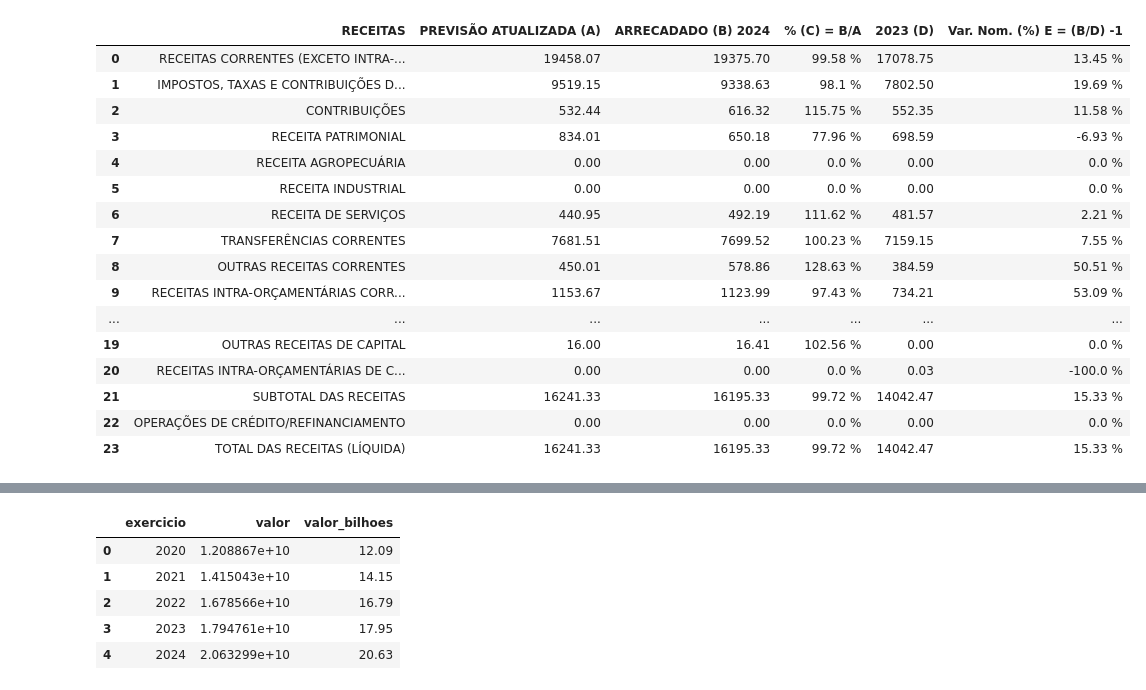
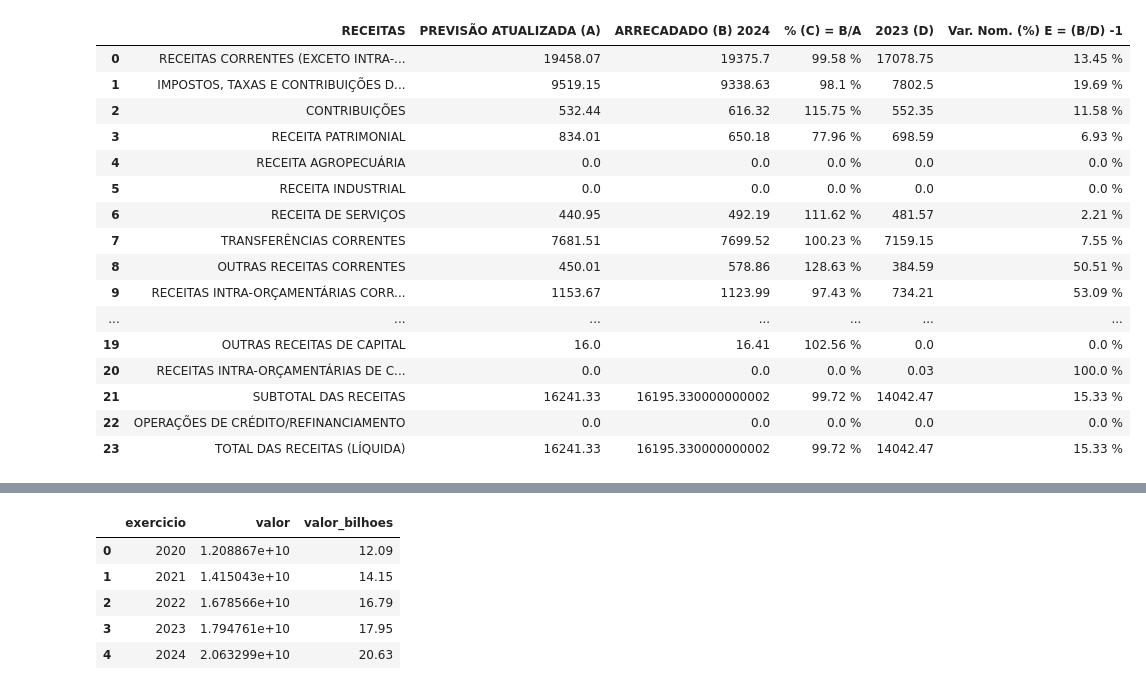
Before and after one commit to PedroJRod/api_siconfi, a Jupyter notebook: report.ipynb, the cells around one changed output, grey strips where cells are left out. Cells and saved outputs as stored; diff of their text form; code cells hidden in the pictures.

Commit message:
Tabela 2

```diff
--- a/report.ipynb
+++ b/report.ipynb
@@ -78,0 +32,18 @@ rreo_df_pivot.fillna(0, inplace=True)
+# %%
+#CONSULTA SEPARADA PARA TRATAMENTO
+
+an_exercicio = ['2024']
+id_ente = "11" #Código IBGE do Ente. rondonia 11 sao paulo 35
+co_tipo_demonstrativo = 'RREO' #tipo de demonstrativo RREO - Bimestre
+nr_periodo = '6' #periodo RREO - Bimestre
+no_anexo = ['RREO-Anexo 01','RREO-Anexo 03','RREO-Anexo 13', 'RREO-Anexo 04', 'RREO-Anexo 11', 'RREO-Anexo 09', 'RREO-Anexo 02', 'RREO-Anexo 07','RREO-Anexo 14', 'RREO-Anexo 06', 'RREO-Anexo 10 - RPPS']
+
+rreo_df = pd.DataFrame()
+
+for i in an_exercicio:
+    for j in no_anexo:
+        df = RREO(i, nr_periodo, co_tipo_demonstrativo, j, id_ente)
+        rreo_df = pd.concat([rreo_df, df])
+
+cod_contas_list = rreo_df[['anexo', 'cod_conta','conta','coluna','valor']]
+cod_contas_list.to_excel('lista cod contas.xlsx')
@@ -89,5 +71,7 @@ rreo_df_pivot.sample(5)
 5 rows × 30 columns
 # %%
+#Tabela 1
+
 import pandas as pd
 
 def get_value(exercicio, conta, coluna):
@@ -95,6 +79,13 @@ def get_value(exercicio, conta, coluna):
         return round(rreo_df_pivot.loc[(exercicio, conta), coluna] / 1_000_000, 2) #em milhões
     except KeyError:
         return 0  # Retorna 0 caso a conta ou a coluna não existam
+
+def format_negative(x):
+    if isinstance(x, (int, float)):
+        if x < 0:
+            return f"({abs(x)})"
+        return str(x)
+    return x
 
 exercicio = 2024
 exercicio_anterior = exercicio - 1
@@ -138,9 +129,9 @@ tabela_1 = pd.DataFrame({
         get_value(exercicio, 'OutrasReceitasCorrentes', 'PREVISÃO ATUALIZADA'),
         get_value(exercicio, 'ReceitasIntraOrcamentariasTotal', 'PREVISÃO ATUALIZADA'),
         0,
-        get_value(exercicio, 'DeducaoDeReceitaParaFormacaoDoFUNDEB', 'PREVISÃO ATUALIZADA'),
-        get_value(exercicio, 'ReceitaDeTransferenciasConstitucionaisELegais', 'PREVISÃO ATUALIZADA'),
-        0,
+        -get_value(exercicio, 'DeducaoDeReceitaParaFormacaoDoFUNDEB', 'PREVISÃO ATUALIZADA'),
+        -get_value(exercicio, 'ReceitaDeTransferenciasConstitucionaisELegais', 'PREVISÃO ATUALIZADA'),
+        0, #Verificar cod_conta Demais Deduções
         0,
         get_value(exercicio, 'ReceitasDeOperacoesDeCredito', 'PREVISÃO ATUALIZADA'),
         get_value(exercicio, 'AlienacaoDeBens', 'PREVISÃO ATUALIZADA'),
@@ -149,7 +140,7 @@ tabela_1 = pd.DataFrame({
         get_value(exercicio, 'OutrasReceitasDeCapital', 'PREVISÃO ATUALIZADA'),
         get_value(exercicio, 'ReceitasDeCapitalIntra', 'PREVISÃO ATUALIZADA'),
         0,
-        0,
+        0, #Verificar cod_conta para OPERAÇÕES DE CRÉDITO/REFINANCIAMENTO
         0
     ],
     f'ARRECADADO (B) {exercicio}': [
@@ -164,9 +155,9 @@ tabela_1 = pd.DataFrame({
         get_value(exercicio, 'OutrasReceitasCorrentes', 'Até o Bimestre (c)'),
         get_value(exercicio, 'ReceitasIntraOrcamentariasTotal', 'Até o Bimestre (c)'),
         0,
-        get_value(exercicio, 'DeducaoDeReceitaParaFormacaoDoFUNDEB', 'TOTAL (ÚLTIMOS 12 MESES)'),
-        get_value(exercicio, 'ReceitaDeTransferenciasConstitucionaisELegais', 'TOTAL (ÚLTIMOS 12 MESES)'),
-        0,
+        -get_value(exercicio, 'DeducaoDeReceitaParaFormacaoDoFUNDEB', 'TOTAL (ÚLTIMOS 12 MESES)'),
+        -get_value(exercicio, 'ReceitaDeTransferenciasConstitucionaisELegais', 'TOTAL (ÚLTIMOS 12 MESES)'),
+        0, #Verificar cod_conta Demais Deduções
         0,
         get_value(exercicio, 'ReceitasDeOperacoesDeCredito', 'Até o Bimestre (c)'),
         get_value(exercicio, 'AlienacaoDeBens', 'Até o Bimestre (c)'),
@@ -175,7 +166,7 @@ tabela_1 = pd.DataFrame({
         get_value(exercicio, 'OutrasReceitasDeCapital', 'Até o Bimestre (c)'),
         get_value(exercicio, 'ReceitasDeCapitalIntra', 'Até o Bimestre (c)'),
         0,
-        0,
+        0, #Verificar cod_conta para OPERAÇÕES DE CRÉDITO/REFINANCIAMENTO
         0
     ],
     '% (C) = B/A': [0] * 24,
@@ -191,9 +182,9 @@ tabela_1 = pd.DataFrame({
         get_value(exercicio_anterior, 'OutrasReceitasCorrentes', 'Até o Bimestre (c)'),
         get_value(exercicio_anterior, 'ReceitasIntraOrcamentariasTotal', 'Até o Bimestre (c)'),
         0,
-        get_value(exercicio_anterior, 'DeducaoDeReceitaParaFormacaoDoFUNDEB', 'TOTAL (ÚLTIMOS 12 MESES)'),
-        get_value(exercicio_anterior, 'ReceitaDeTransferenciasConstitucionaisELegais', 'TOTAL (ÚLTIMOS 12 MESES)'),
-        0,
+        -get_value(exercicio_anterior, 'DeducaoDeReceitaParaFormacaoDoFUNDEB', 'TOTAL (ÚLTIMOS 12 MESES)'),
+        -get_value(exercicio_anterior, 'ReceitaDeTransferenciasConstitucionaisELegais', 'TOTAL (ÚLTIMOS 12 MESES)'),
+        0, #Verificar cod_conta Demais Deduções
         0,
         get_value(exercicio_anterior, 'ReceitasDeOperacoesDeCredito', 'Até o Bimestre (c)'),
         get_value(exercicio_anterior, 'AlienacaoDeBens', 'Até o Bimestre (c)'),
@@ -202,13 +193,13 @@ tabela_1 = pd.DataFrame({
         get_value(exercicio_anterior, 'OutrasReceitasDeCapital', 'Até o Bimestre (c)'),
         get_value(exercicio_anterior, 'ReceitasDeCapitalIntra', 'Até o Bimestre (c)'),
         0,
-        0,
+        0, #Verificar cod_conta para OPERAÇÕES DE CRÉDITO/REFINANCIAMENTO
         0
     ],
     'Var. Nom. (%) E = (B/D) -1': [0] * 24
 })
 
-# Calculate sums
+# calcula somas
 tabela_1.loc[tabela_1['RECEITAS'] == 'RECEITAS CORRENTES (EXCETO INTRA-ORÇAMENTÁRIAS)', 'PREVISÃO ATUALIZADA (A)'] = tabela_1.loc[1:8, 'PREVISÃO ATUALIZADA (A)'].sum()
 tabela_1.loc[tabela_1['RECEITAS'] == 'RECEITAS CORRENTES (EXCETO INTRA-ORÇAMENTÁRIAS)', f'ARRECADADO (B) {exercicio}'] = tabela_1.loc[1:8, f'ARRECADADO (B) {exercicio}'].sum()
 tabela_1.loc[tabela_1['RECEITAS'] == 'RECEITAS CORRENTES (EXCETO INTRA-ORÇAMENTÁRIAS)', f'{exercicio_anterior} (D)'] = tabela_1.loc[1:8, f'{exercicio_anterior} (D)'].sum()
@@ -223,63 +214,67 @@ tabela_1.loc[tabela_1['RECEITAS'] == 'RECEITAS DE CAPITAL (EXCETO INTRA-ORÇAMEN
 
 tabela_1.loc[tabela_1['RECEITAS'] == 'SUBTOTAL DAS RECEITAS', 'PREVISÃO ATUALIZADA (A)'] = (
     tabela_1.loc[tabela_1['RECEITAS'] == 'RECEITAS CORRENTES (EXCETO INTRA-ORÇAMENTÁRIAS)', 'PREVISÃO ATUALIZADA (A)'].values[0]
-    - tabela_1.loc[tabela_1['RECEITAS'] == 'DEDUÇÕES', 'PREVISÃO ATUALIZADA (A)'].values[0]
+    + tabela_1.loc[tabela_1['RECEITAS'] == 'DEDUÇÕES', 'PREVISÃO ATUALIZADA (A)'].values[0]
     + tabela_1.loc[tabela_1['RECEITAS'] == 'RECEITAS INTRA-ORÇAMENTÁRIAS CORRENTES', 'PREVISÃO ATUALIZADA (A)'].values[0]
     + tabela_1.loc[tabela_1['RECEITAS'] == 'RECEITAS DE CAPITAL (EXCETO INTRA-ORÇAMENTÁRIAS)', 'PREVISÃO ATUALIZADA (A)'].values[0]
     + tabela_1.loc[tabela_1['RECEITAS'] == 'RECEITAS INTRA-ORÇAMENTÁRIAS DE CAPITAL', 'PREVISÃO ATUALIZADA (A)'].values[0]
 )
 tabela_1.loc[tabela_1['RECEITAS'] == 'SUBTOTAL DAS RECEITAS', f'ARRECADADO (B) {exercicio}'] = (
     tabela_1.loc[tabela_1['RECEITAS'] == 'RECEITAS CORRENTES (EXCETO INTRA-ORÇAMENTÁRIAS)', f'ARRECADADO (B) {exercicio}'].values[0]
-    - tabela_1.loc[tabela_1['RECEITAS'] == 'DEDUÇÕES', f'ARRECADADO (B) {exercicio}'].values[0]
+    + tabela_1.loc[tabela_1['RECEITAS'] == 'DEDUÇÕES', f'ARRECADADO (B) {exercicio}'].values[0]
     + tabela_1.loc[tabela_1['RECEITAS'] == 'RECEITAS INTRA-ORÇAMENTÁRIAS CORRENTES', f'ARRECADADO (B) {exercicio}'].values[0]
     + tabela_1.loc[tabela_1['RECEITAS'] == 'RECEITAS DE CAPITAL (EXCETO INTRA-ORÇAMENTÁRIAS)', f'ARRECADADO (B) {exercicio}'].values[0]
     + tabela_1.loc[tabela_1['RECEITAS'] == 'RECEITAS INTRA-ORÇAMENTÁRIAS DE CAPITAL', f'ARRECADADO (B) {exercicio}'].values[0]
 )
 tabela_1.loc[tabela_1['RECEITAS'] == 'SUBTOTAL DAS RECEITAS', f'{exercicio_anterior} (D)'] = (
     tabela_1.loc[tabela_1['RECEITAS'] == 'RECEITAS CORRENTES (EXCETO INTRA-ORÇAMENTÁRIAS)', f'{exercicio_anterior} (D)'].values[0]
-    - tabela_1.loc[tabela_1['RECEITAS'] == 'DEDUÇÕES', f'{exercicio_anterior} (D)'].values[0]
+    + tabela_1.loc[tabela_1['RECEITAS'] == 'DEDUÇÕES', f'{exercicio_anterior} (D)'].values[0]
     + tabela_1.loc[tabela_1['RECEITAS'] == 'RECEITAS INTRA-ORÇAMENTÁRIAS CORRENTES', f'{exercicio_anterior} (D)'].values[0]
     + tabela_1.loc[tabela_1['RECEITAS'] == 'RECEITAS DE CAPITAL (EXCETO INTRA-ORÇAMENTÁRIAS)', f'{exercicio_anterior} (D)'].values[0]
     + tabela_1.loc[tabela_1['RECEITAS'] == 'RECEITAS INTRA-ORÇAMENTÁRIAS DE CAPITAL', f'{exercicio_anterior} (D)'].values[0]
 )
 
 tabela_1.loc[tabela_1['RECEITAS'] == 'TOTAL DAS RECEITAS (LÍQUIDA)', 'PREVISÃO ATUALIZADA (A)'] = (
     tabela_1.loc[tabela_1['RECEITAS'] == 'SUBTOTAL DAS RECEITAS', 'PREVISÃO ATUALIZADA (A)'].values[0]
     + tabela_1.loc[tabela_1['RECEITAS'] == 'OPERAÇÕES DE CRÉDITO/REFINANCIAMENTO', 'PREVISÃO ATUALIZADA (A)'].values[0]
 )
 tabela_1.loc[tabela_1['RECEITAS'] == 'TOTAL DAS RECEITAS (LÍQUIDA)', f'ARRECADADO (B) {exercicio}'] = (
     tabela_1.loc[tabela_1['RECEITAS'] == 'SUBTOTAL DAS RECEITAS', f'ARRECADADO (B) {exercicio}'].values[0]
     + tabela_1.loc[tabela_1['RECEITAS'] == 'OPERAÇÕES DE CRÉDITO/REFINANCIAMENTO', f'ARRECADADO (B) {exercicio}'].values[0]
 )
 tabela_1.loc[tabela_1['RECEITAS'] == 'TOTAL DAS RECEITAS (LÍQUIDA)', f'{exercicio_anterior} (D)'] = (
     tabela_1.loc[tabela_1['RECEITAS'] == 'SUBTOTAL DAS RECEITAS', f'{exercicio_anterior} (D)'].values[0]
     + tabela_1.loc[tabela_1['RECEITAS'] == 'OPERAÇÕES DE CRÉDITO/REFINANCIAMENTO', f'{exercicio_anterior} (D)'].values[0]
 )
 
-# Calculate percentage columns and add % symbol
+# calcula a porcentagem das colunas
 tabela_1['% (C) = B/A'] = (tabela_1[f'ARRECADADO (B) {exercicio}'] / tabela_1['PREVISÃO ATUALIZADA (A)'] * 100).round(2)
 tabela_1['% (C) = B/A'] = tabela_1['% (C) = B/A'].fillna(0).replace([float('inf'), -float('inf')], 0).astype(str) + ' %'
 
-tabela_1['Var. Nom. (%) E = (B/D) -1'] = ((tabela_1[f'ARRECADADO (B) {exercicio}'] / tabela_1[f'{exercicio_anterior} (D)']) - 1) * 100
+tabela_1['Var. Nom. (%) E = (B/D) -1'] = (
+    abs((tabela_1[f'ARRECADADO (B) {exercicio}'] / tabela_1[f'{exercicio_anterior} (D)']) - 1) * 100
+)
 tabela_1['Var. Nom. (%) E = (B/D) -1'] = tabela_1['Var. Nom. (%) E = (B/D) -1'].round(2).fillna(0).replace([float('inf'), -float('inf')], 0).astype(str) + ' %'
 
-# Display the table
+for col in ['PREVISÃO ATUALIZADA (A)', f'ARRECADADO (B) {exercicio}', f'{exercicio_anterior} (D)']:
+    tabela_1[col] = tabela_1[col].apply(format_negative)
+
 tabela_1
 # %% [output]
 |  | RECEITAS | PREVISÃO ATUALIZADA (A) | ARRECADADO (B) 2024 | % (C) = B/A | 2023 (D) | Var. Nom. (%) E = (B/D) -1 |
-| 0 | RECEITAS CORRENTES (EXCETO INTRA-... | 19458.07 | 19375.70 | 99.58 % | 17078.75 | 13.45 % |
-| 1 | IMPOSTOS, TAXAS E CONTRIBUIÇÕES D... | 9519.15 | 9338.63 | 98.1 % | 7802.50 | 19.69 % |
+| 0 | RECEITAS CORRENTES (EXCETO INTRA-... | 19458.07 | 19375.7 | 99.58 % | 17078.75 | 13.45 % |
+| 1 | IMPOSTOS, TAXAS E CONTRIBUIÇÕES D... | 9519.15 | 9338.63 | 98.1 % | 7802.5 | 19.69 % |
 | 2 | CONTRIBUIÇÕES | 532.44 | 616.32 | 115.75 % | 552.35 | 11.58 % |
-| 3 | RECEITA PATRIMONIAL | 834.01 | 650.18 | 77.96 % | 698.59 | -6.93 % |
-| 4 | RECEITA AGROPECUÁRIA | 0.00 | 0.00 | 0.0 % | 0.00 | 0.0 % |
-| 5 | RECEITA INDUSTRIAL | 0.00 | 0.00 | 0.0 % | 0.00 | 0.0 % |
+| 3 | RECEITA PATRIMONIAL | 834.01 | 650.18 | 77.96 % | 698.59 | 6.93 % |
+| 4 | RECEITA AGROPECUÁRIA | 0.0 | 0.0 | 0.0 % | 0.0 | 0.0 % |
+| 5 | RECEITA INDUSTRIAL | 0.0 | 0.0 | 0.0 % | 0.0 | 0.0 % |
 | 6 | RECEITA DE SERVIÇOS | 440.95 | 492.19 | 111.62 % | 481.57 | 2.21 % |
 | 7 | TRANSFERÊNCIAS CORRENTES | 7681.51 | 7699.52 | 100.23 % | 7159.15 | 7.55 % |
 | 8 | OUTRAS RECEITAS CORRENTES | 450.01 | 578.86 | 128.63 % | 384.59 | 50.51 % |
 | 9 | RECEITAS INTRA-ORÇAMENTÁRIAS CORR... | 1153.67 | 1123.99 | 97.43 % | 734.21 | 53.09 % |
 | ... | ... | ... | ... | ... | ... | ... |
-| 19 | OUTRAS RECEITAS DE CAPITAL | 16.00 | 16.41 | 102.56 % | 0.00 | 0.0 % |
-| 20 | RECEITAS INTRA-ORÇAMENTÁRIAS DE C... | 0.00 | 0.00 | 0.0 % | 0.03 | -100.0 % |
-| 21 | SUBTOTAL DAS RECEITAS | 16241.33 | 16195.33 | 99.72 % | 14042.47 | 15.33 % |
-| 22 | OPERAÇÕES DE CRÉDITO/REFINANCIAMENTO | 0.00 | 0.00 | 0.0 % | 0.00 | 0.0 % |
-| 23 | TOTAL DAS RECEITAS (LÍQUIDA) | 16241.33 | 16195.33 | 99.72 % | 14042.47 | 15.33 % |
+| 19 | OUTRAS RECEITAS DE CAPITAL | 16.0 | 16.41 | 102.56 % | 0.0 | 0.0 % |
+| 20 | RECEITAS INTRA-ORÇAMENTÁRIAS DE C... | 0.0 | 0.0 | 0.0 % | 0.03 | 100.0 % |
+| 21 | SUBTOTAL DAS RECEITAS | 16241.33 | 16195.330000000002 | 99.72 % | 14042.47 | 15.33 % |
+| 22 | OPERAÇÕES DE CRÉDITO/REFINANCIAMENTO | 0.0 | 0.0 | 0.0 % | 0.0 | 0.0 % |
+| 23 | TOTAL DAS RECEITAS (LÍQUIDA) | 16241.33 | 16195.330000000002 | 99.72 % | 14042.47 | 15.33 % |
```
Also changed, not shown: parts of 12 cells of this notebook, 2 other files.
